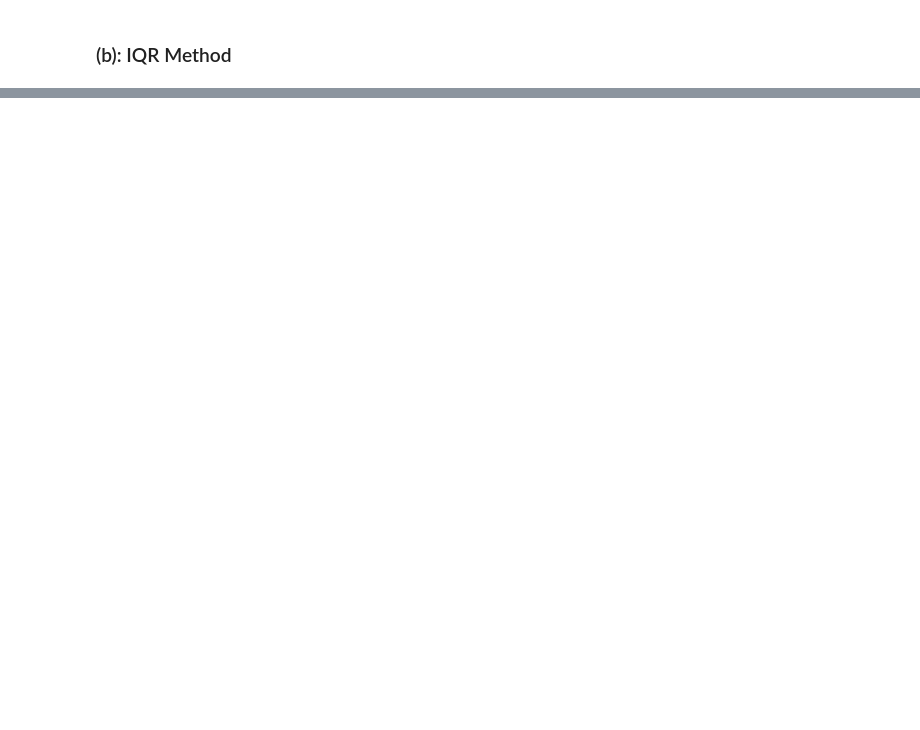
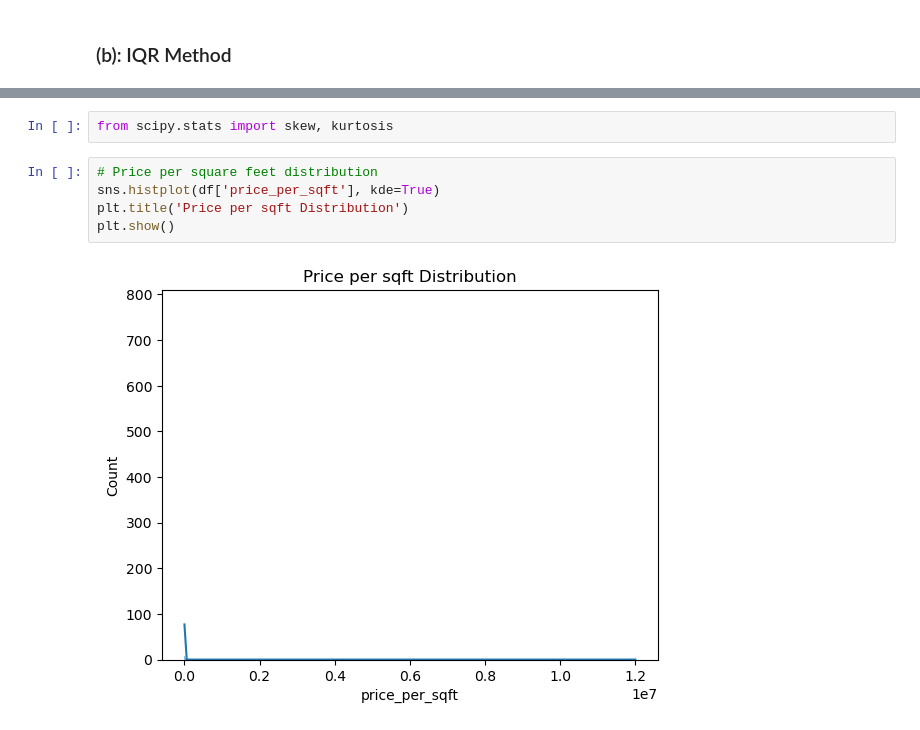
Before and after one commit to jumishafeeq/ML-Assignments, a Jupyter notebook: ML_Assignment.ipynb, the cells around one changed output, grey strips where cells are left out. Drawn from its saved outputs; the diff is of its cells as text; blank space fills up the shorter version.

```diff
--- a/ML_Assignment.ipynb
+++ b/ML_Assignment.ipynb
@@ -225,0 +302,9 @@ sns.boxplot(capping_df['price_per_sqft'])
+# %%
+from scipy.stats import skew, kurtosis
+# %%
+# Price per square feet distribution
+sns.histplot(df['price_per_sqft'], kde=True)
+plt.title('Price per sqft Distribution')
+plt.show()
+# %% [output]
+[figure, added]
```
Also changed, not shown: parts of 49 cells of this notebook.
